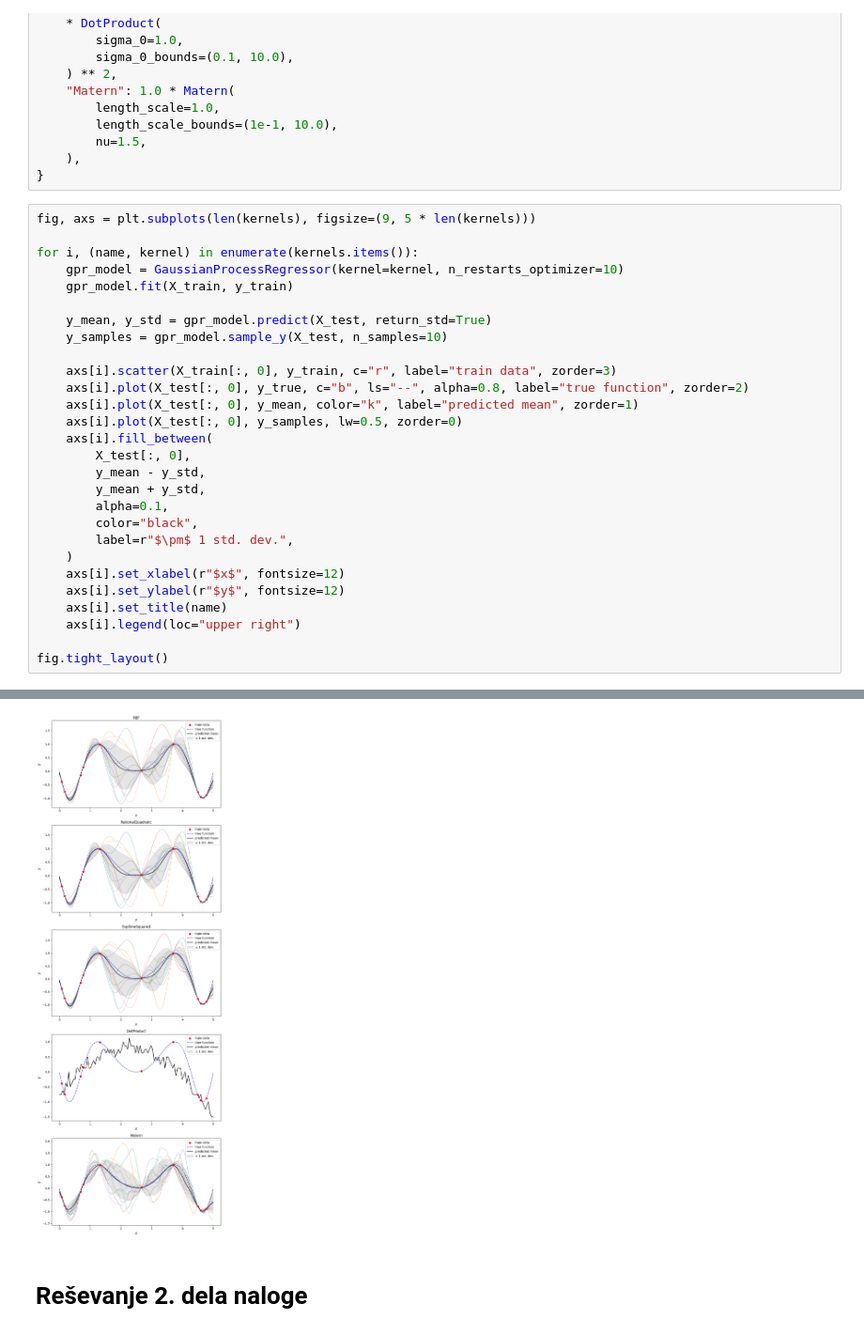
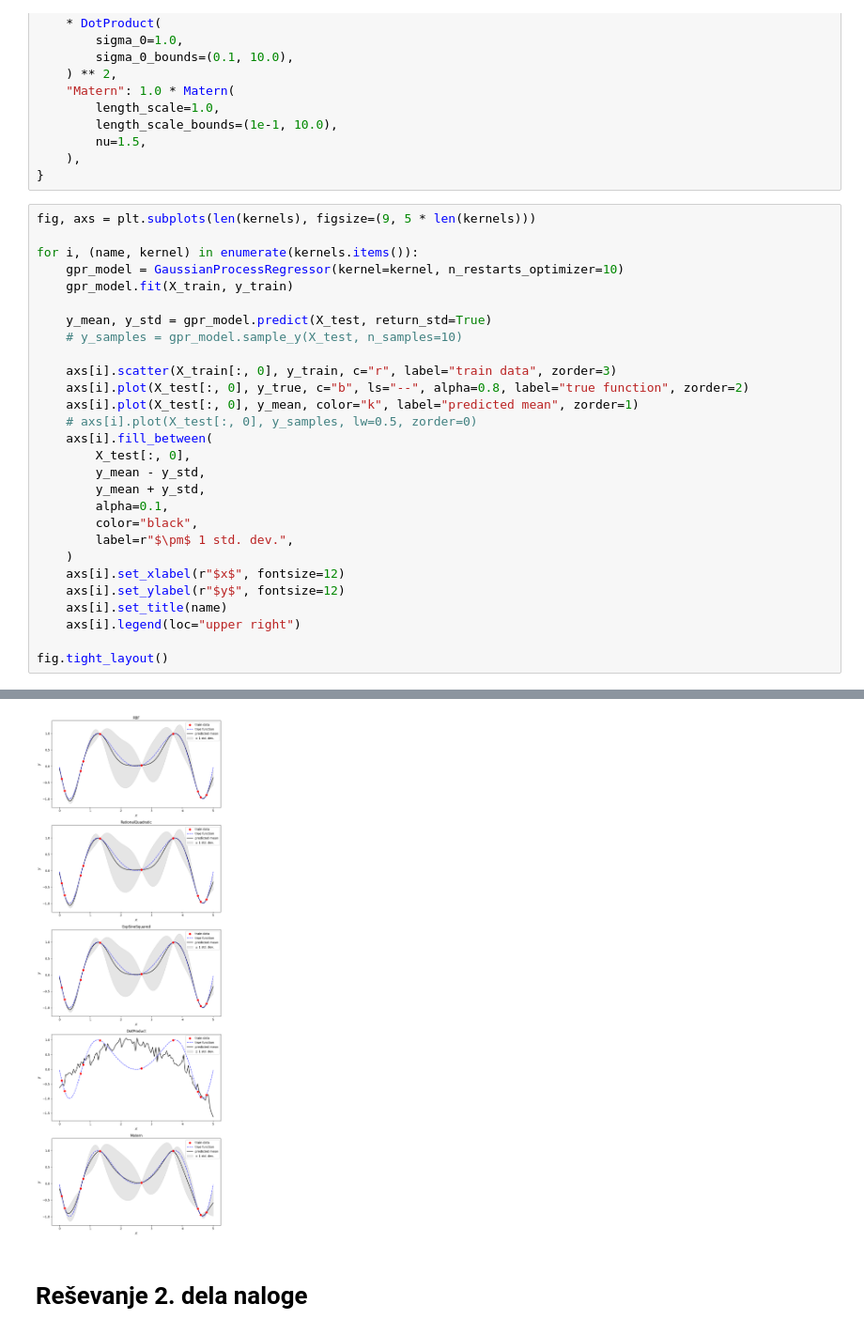
Before and after one commit to j-gavran/PSUF, a Jupyter notebook: psuf/naloga_1/vaje/vaje2.ipynb, the cells around one changed output, grey strips where cells are left out. Shown at 94% size. Saved outputs shown, nothing was run; the diff lists cells and outputs as text.

```diff
--- a/psuf/naloga_1/vaje/vaje2.ipynb
+++ b/psuf/naloga_1/vaje/vaje2.ipynb
@@ -226,12 +226,12 @@ for i, (name, kernel) in enumerate(kernels.items()):
     gpr_model.fit(X_train, y_train)
 
     y_mean, y_std = gpr_model.predict(X_test, return_std=True)
-    y_samples = gpr_model.sample_y(X_test, n_samples=10)
+    # y_samples = gpr_model.sample_y(X_test, n_samples=10)
 
     axs[i].scatter(X_train[:, 0], y_train, c="r", label="train data", zorder=3)
     axs[i].plot(X_test[:, 0], y_true, c="b", ls="--", alpha=0.8, label="true function", zorder=2)
     axs[i].plot(X_test[:, 0], y_mean, color="k", label="predicted mean", zorder=1)
-    axs[i].plot(X_test[:, 0], y_samples, lw=0.5, zorder=0)
+    # axs[i].plot(X_test[:, 0], y_samples, lw=0.5, zorder=0)
     axs[i].fill_between(
         X_test[:, 0],
         y_mean - y_std,
@@ -270,4 +265,4 @@ You might also want to scale the data as shown in:
-[figure, old version]
+[figure, new version]
 # %% [markdown]
 # Reševanje 2. dela naloge
 # %%
```
Also changed, not shown: parts of 6 cells of this notebook, 1 other file.
